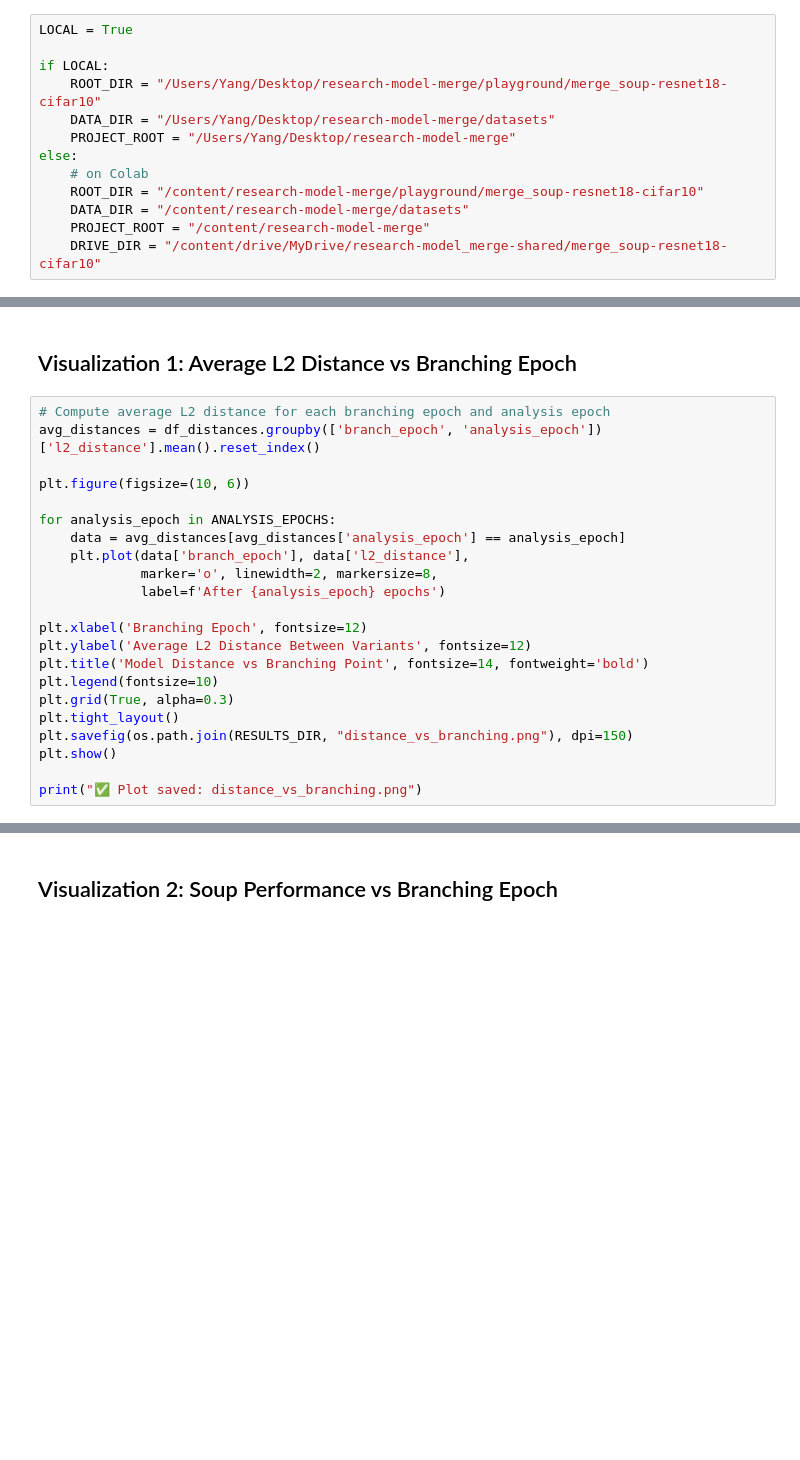
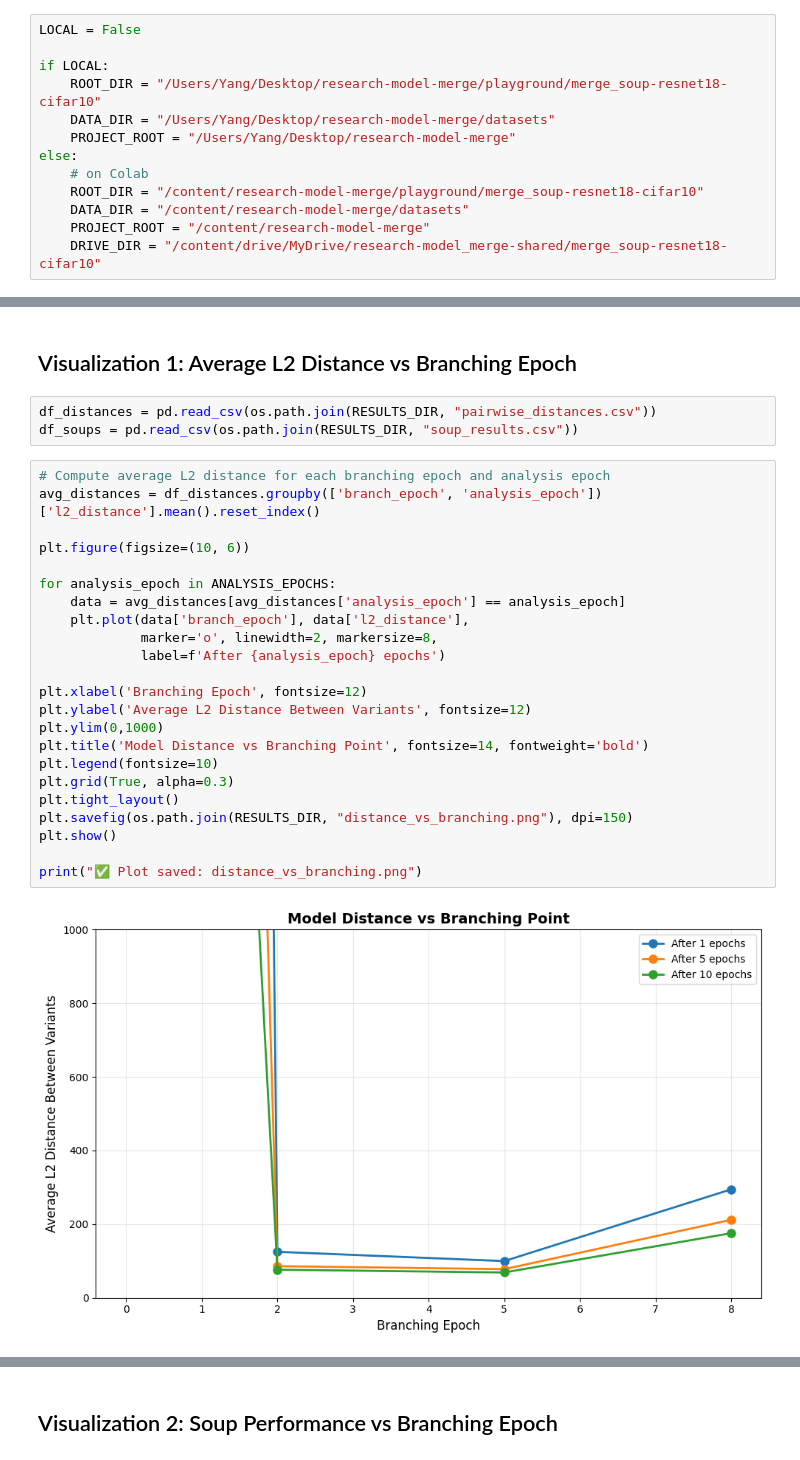
Before and after one commit to nbzy1995/research-model-merge, a Jupyter notebook: playground/merge_soup-resnet18-cifar10/analyze_branching_soups.ipynb, the cells around one changed output, grey strips where cells are left out. Drawn from its saved outputs; the diff is of its cells as text; blank space fills up the shorter version.

```diff
--- a/playground/merge_soup-resnet18-cifar10/analyze_branching_soups.ipynb
+++ b/playground/merge_soup-resnet18-cifar10/analyze_branching_soups.ipynb
@@ -17,7 +17,7 @@ Late branching (lower loss, models closer) → models end up in same basin → g
 # %% [markdown]
 ## Setup Environment
 # %%
-LOCAL = True
+LOCAL = False
 
 if LOCAL:
     ROOT_DIR = "/Users/Yang/Desktop/research-model-merge/playground/merge_soup-resnet18-cifar10"
@@ -294,24 +390,30 @@ print(f"   - {RESULTS_DIR}/soup_results.csv")
 # %% [markdown]
 ## Visualization 1: Average L2 Distance vs Branching Epoch
+# %%
+df_distances = pd.read_csv(os.path.join(RESULTS_DIR, "pairwise_distances.csv"))
+df_soups = pd.read_csv(os.path.join(RESULTS_DIR, "soup_results.csv"))
 # %%
 # Compute average L2 distance for each branching epoch and analysis epoch
 avg_distances = df_distances.groupby(['branch_epoch', 'analysis_epoch'])['l2_distance'].mean().reset_index()
 
 plt.figure(figsize=(10, 6))
 
 for analysis_epoch in ANALYSIS_EPOCHS:
     data = avg_distances[avg_distances['analysis_epoch'] == analysis_epoch]
     plt.plot(data['branch_epoch'], data['l2_distance'],
              marker='o', linewidth=2, markersize=8,
              label=f'After {analysis_epoch} epochs')
 
 plt.xlabel('Branching Epoch', fontsize=12)
 plt.ylabel('Average L2 Distance Between Variants', fontsize=12)
+plt.ylim(0,1000)
 plt.title('Model Distance vs Branching Point', fontsize=14, fontweight='bold')
 plt.legend(fontsize=10)
 plt.grid(True, alpha=0.3)
 plt.tight_layout()
 plt.savefig(os.path.join(RESULTS_DIR, "distance_vs_branching.png"), dpi=150)
 plt.show()
 
 print("✅ Plot saved: distance_vs_branching.png")
+# %% [output]
+[figure, added]
```
Also changed, not shown: parts of 13 cells of this notebook.
